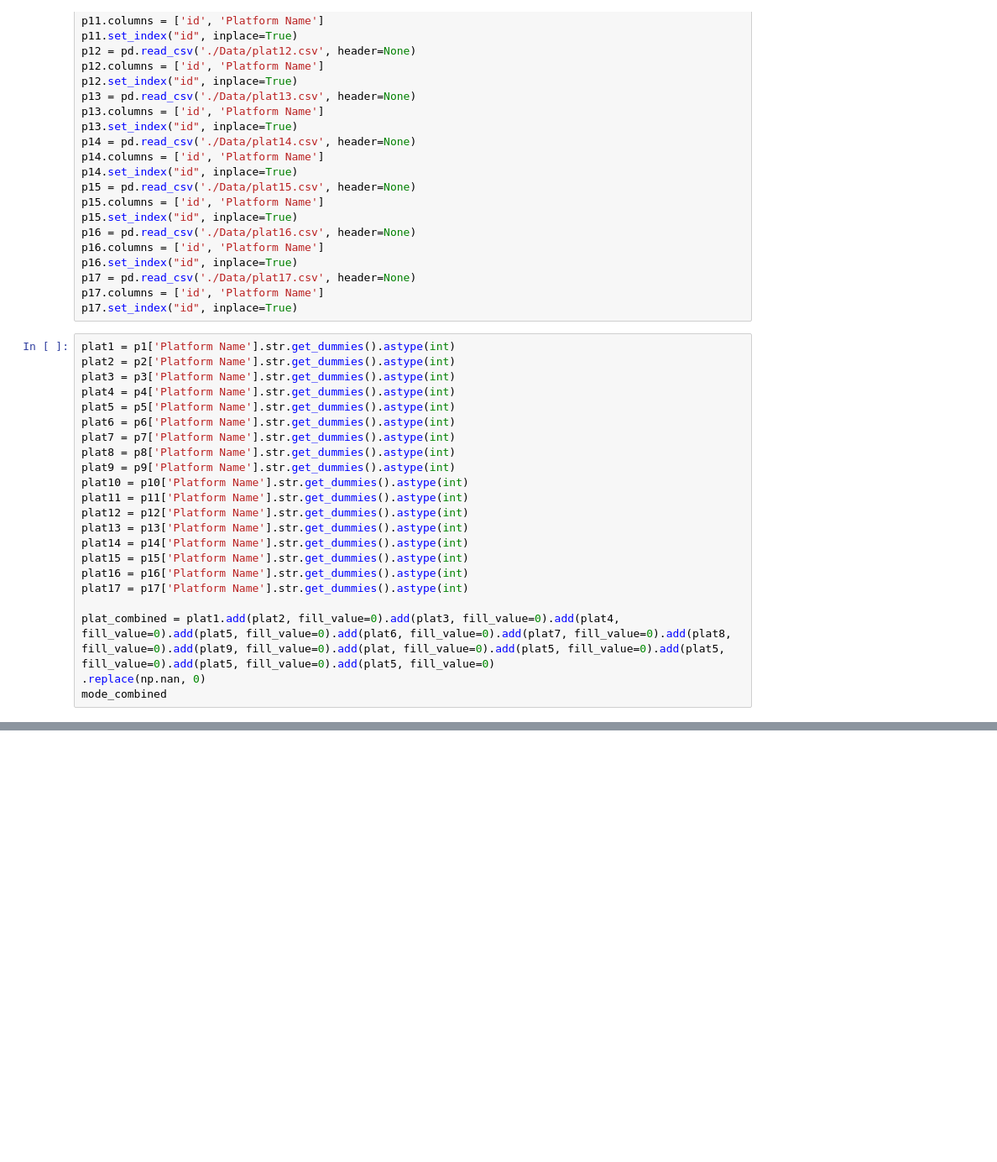
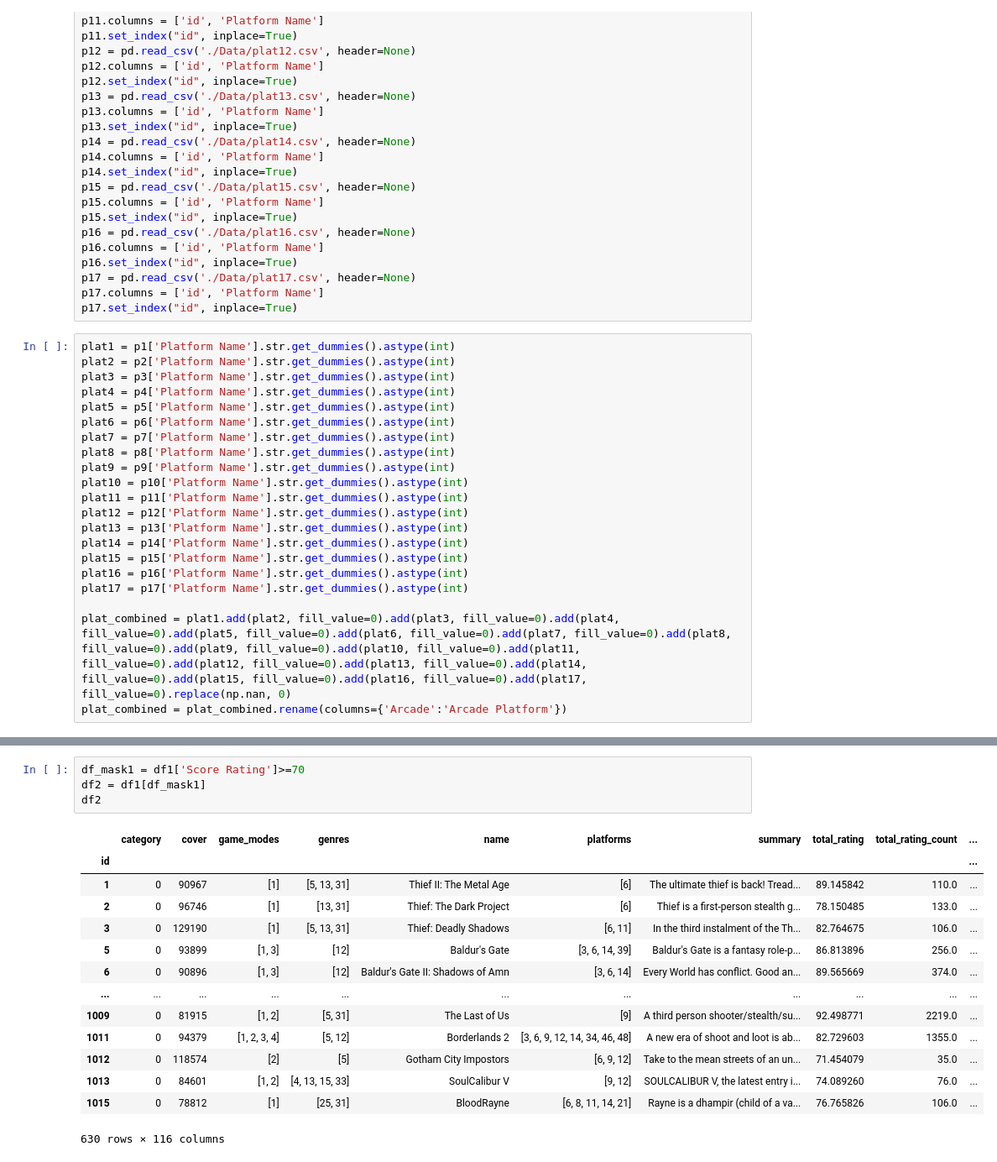
Before and after one commit to 1990Jasonlee/GameOnPassion, a Jupyter notebook: GameOnJson.ipynb, the cells around one changed output, grey strips where cells are left out. Shown: that part at 84% size. Drawn from its saved outputs; the diff is of its cells as text; blank space fills up the shorter version.

Commit message:
good data

```diff
--- a/GameOnJson.ipynb
+++ b/GameOnJson.ipynb
@@ -797,6 +796,5 @@ plat15 = p15['Platform Name'].str.get_dummies().astype(int)
 plat16 = p16['Platform Name'].str.get_dummies().astype(int)
 plat17 = p17['Platform Name'].str.get_dummies().astype(int)
 
-plat_combined = plat1.add(plat2, fill_value=0).add(plat3, fill_value=0).add(plat4, fill_value=0).add(plat5, fill_value=0).add(plat6, fill_value=0).add(plat7, fill_value=0).add(plat8, fill_value=0).add(plat9, fill_value=0).add(plat, fill_value=0).add(plat5, fill_value=0).add(plat5, fill_value=0).add(plat5, fill_value=0).add(plat5, fill_value=0)
-.replace(np.nan, 0)
-mode_combined
+plat_combined = plat1.add(plat2, fill_value=0).add(plat3, fill_value=0).add(plat4, fill_value=0).add(plat5, fill_value=0).add(plat6, fill_value=0).add(plat7, fill_value=0).add(plat8, fill_value=0).add(plat9, fill_value=0).add(plat10, fill_value=0).add(plat11, fill_value=0).add(plat12, fill_value=0).add(plat13, fill_value=0).add(plat14, fill_value=0).add(plat15, fill_value=0).add(plat16, fill_value=0).add(plat17, fill_value=0).replace(np.nan, 0)
+plat_combined = plat_combined.rename(columns={'Arcade':'Arcade Platform'})
@@ -802,0 +822,19 @@ mode_combined
+# %%
+df_mask1 = df1['Score Rating']>=70
+df2 = df1[df_mask1]
+df2
+# %% [output]
+|  | category | cover | game_modes | genres | name | platforms | summary | total_rating | total_rating_count | ... |
+| id |  |  |  |  |  |  |  |  |  | ... |
+| 1 | 0 | 90967 | [1] | [5, 13, 31] | Thief II: The Metal Age | [6] | The ultimate thief is back! Tread... | 89.145842 | 110.0 | ... |
+| 2 | 0 | 96746 | [1] | [13, 31] | Thief: The Dark Project | [6] | Thief is a first-person stealth g... | 78.150485 | 133.0 | ... |
+| 3 | 0 | 129190 | [1] | [5, 13, 31] | Thief: Deadly Shadows | [6, 11] | In the third instalment of the Th... | 82.764675 | 106.0 | ... |
+| 5 | 0 | 93899 | [1, 3] | [12] | Baldur's Gate | [3, 6, 14, 39] | Baldur's Gate is a fantasy role-p... | 86.813896 | 256.0 | ... |
+| 6 | 0 | 90896 | [1, 3] | [12] | Baldur's Gate II: Shadows of Amn | [3, 6, 14] | Every World has conflict. Good an... | 89.565669 | 374.0 | ... |
+| ... | ... | ... | ... | ... | ... | ... | ... | ... | ... | ... |
+| 1009 | 0 | 81915 | [1, 2] | [5, 31] | The Last of Us | [9] | A third person shooter/stealth/su... | 92.498771 | 2219.0 | ... |
+| 1011 | 0 | 94379 | [1, 2, 3, 4] | [5, 12] | Borderlands 2 | [3, 6, 9, 12, 14, 34, 46, 48] | A new era of shoot and loot is ab... | 82.729603 | 1355.0 | ... |
+| 1012 | 0 | 118574 | [2] | [5] | Gotham City Impostors | [6, 9, 12] | Take to the mean streets of an un... | 71.454079 | 35.0 | ... |
+| 1013 | 0 | 84601 | [1, 2] | [4, 13, 15, 33] | SoulCalibur V | [9, 12] | SOULCALIBUR V, the latest entry i... | 74.089260 | 76.0 | ... |
+| 1015 | 0 | 78812 | [1] | [25, 31] | BloodRayne | [6, 8, 11, 14, 21] | Rayne is a dhampir (child of a va... | 76.765826 | 106.0 | ... |
+630 rows × 116 columns
```
Also changed, not shown: parts of 8 cells of this notebook.
